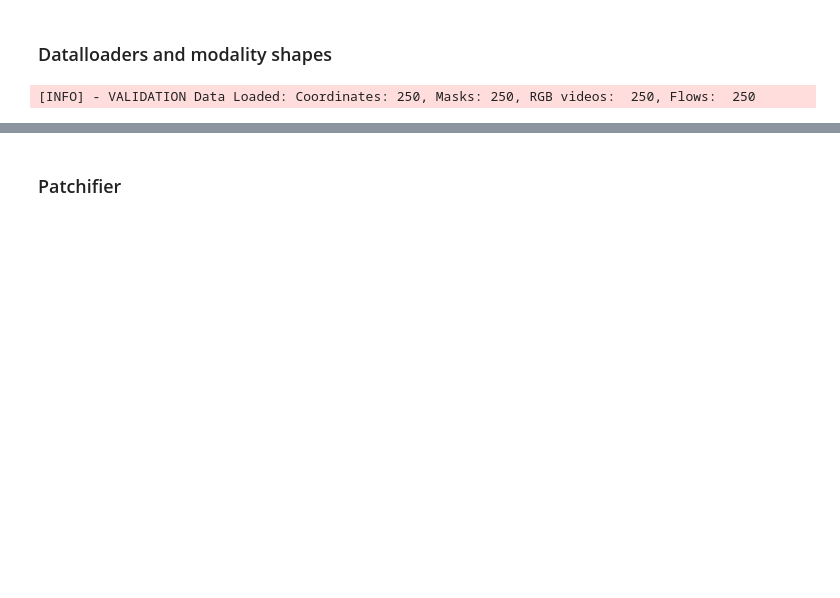
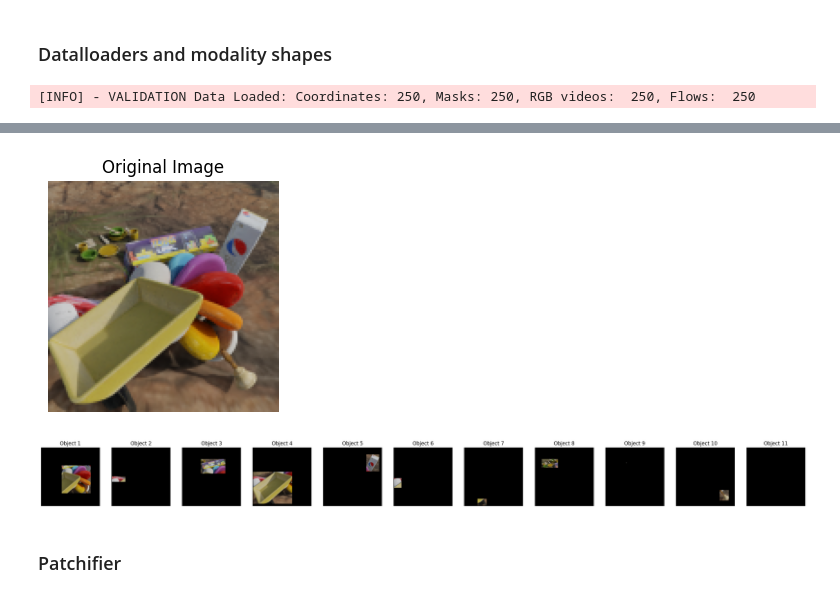
Before and after one commit to Cuda-Vision-Lab/CourseProject_2, a Jupyter notebook: src/ocvp.ipynb, the cells around one changed output, grey strips where cells are left out. Saved outputs shown, nothing was run; the diff lists cells and outputs as text; code cells hidden in the pictures; blank space fills up the shorter version.

```diff
--- a/src/ocvp.ipynb
+++ b/src/ocvp.ipynb
@@ -82,3 +185,29 @@ Coords bbxs shape: torch.Size([64, 24, 11, 4])
+# %%
+# Plot the original image and the extracted object frames from extract_object_specific_frames_from_bboxes
+
+BATCH_IDX = 31
+SEQ_IDX = 11
+
+# Plot the original image
+plt.figure(figsize=(3, 3))
+plt.imshow(rgbs[BATCH_IDX, SEQ_IDX].permute(1, 2, 0).cpu().numpy())
+plt.title("Original Image")
+plt.axis("off")
+plt.show()
+
+# Plot all object frames for this sample and time step (from bboxes)
+num_objects = object_frames.shape[2]
+fig, axes = plt.subplots(1, num_objects, figsize=(3 * num_objects, 3))
+for obj_id in range(num_objects):
+    ax = axes[obj_id] if num_objects > 1 else axes
+    obj_img = object_frames[BATCH_IDX, SEQ_IDX, obj_id]
+    ax.imshow(obj_img.permute(1, 2, 0).cpu().numpy())
+    ax.set_title(f"Object {obj_id+1}")
+    ax.axis("off")
+plt.show()
+# %% [output]
+[figure, added]
+[figure, added]
 # %% [markdown]
 ### Patchifier
 # %%
```
Also changed, not shown: parts of 26 cells of this notebook.
